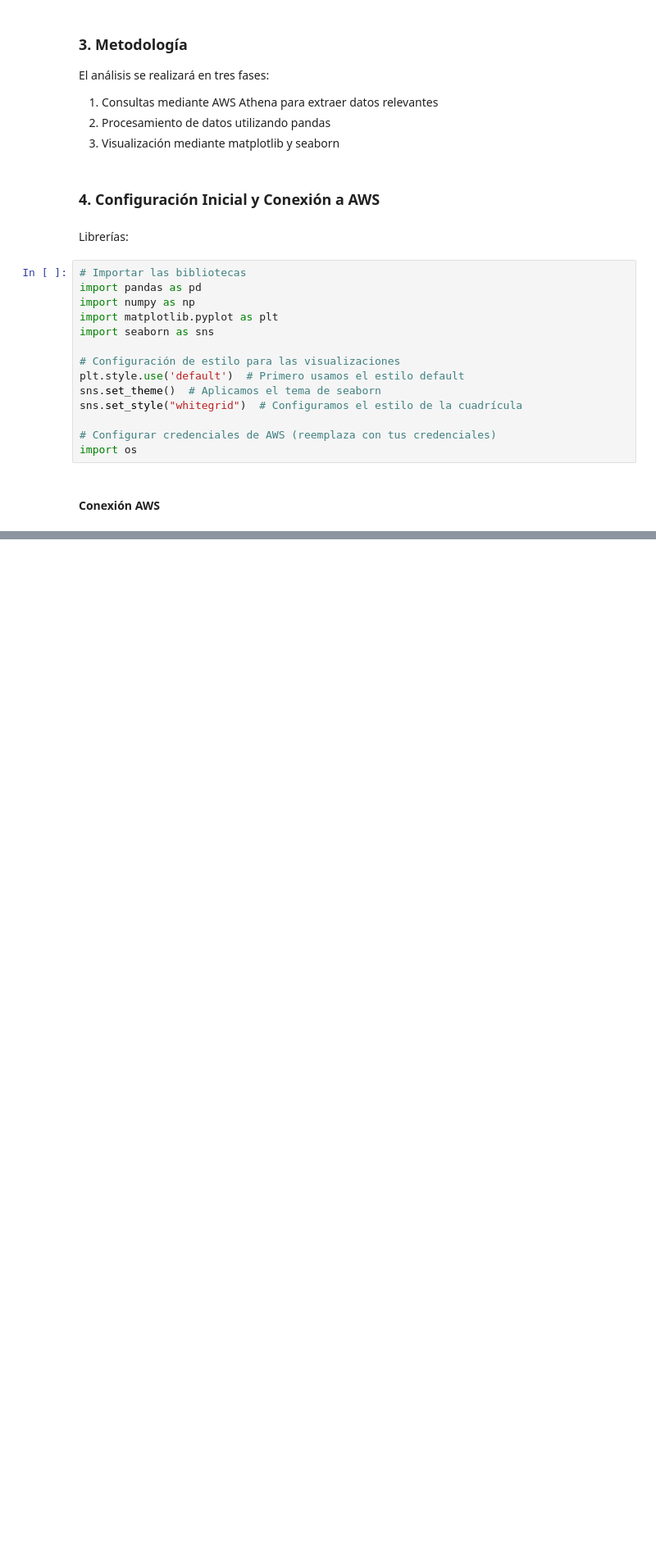
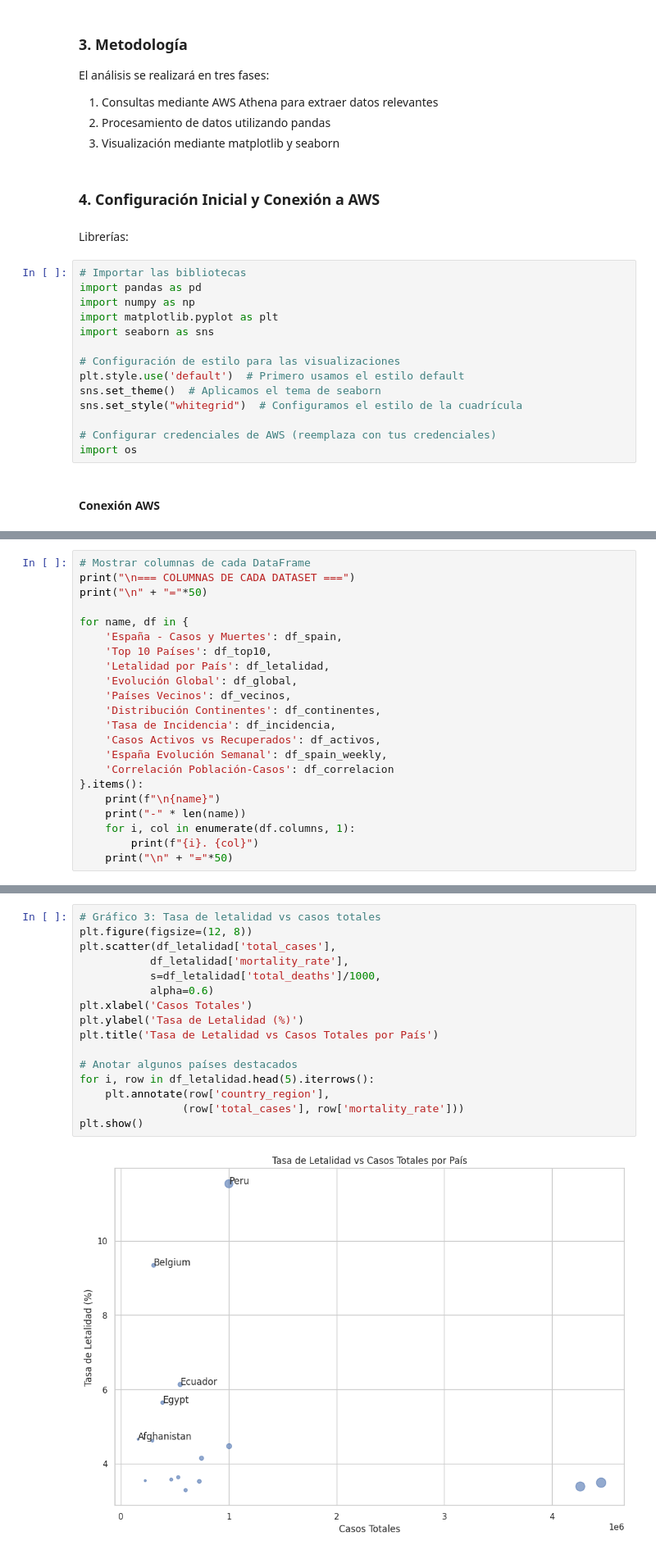
Before and after one commit to MouraAnalyst/Evolve-Analisis-Covid, a Jupyter notebook: notebooks/covid_analytics.ipynb, the cells around one changed output, grey strips where cells are left out. Shown at 82% size. Cells and saved outputs as stored; diff of their text form; blank space fills up the shorter version.

```diff
--- a/notebooks/covid_analytics.ipynb
+++ b/notebooks/covid_analytics.ipynb
@@ -174,0 +256,22 @@ Para cargar imágenes en el markdown de Colab, puedes usar la sintaxis de markdo
+# %%
+# Mostrar columnas de cada DataFrame
+print("\n=== COLUMNAS DE CADA DATASET ===")
+print("\n" + "="*50)
+
+for name, df in {
+    'España - Casos y Muertes': df_spain,
+    'Top 10 Países': df_top10,
+    'Letalidad por País': df_letalidad,
+    'Evolución Global': df_global,
+    'Países Vecinos': df_vecinos,
+    'Distribución Continentes': df_continentes,
+    'Tasa de Incidencia': df_incidencia,
+    'Casos Activos vs Recuperados': df_activos,
+    'España Evolución Semanal': df_spain_weekly,
+    'Correlación Población-Casos': df_correlacion
+}.items():
+    print(f"\n{name}")
+    print("-" * len(name))
+    for i, col in enumerate(df.columns, 1):
+        print(f"{i}. {col}")
+    print("\n" + "="*50)
@@ -174,0 +562,18 @@ Para cargar imágenes en el markdown de Colab, puedes usar la sintaxis de markdo
+# %%
+# Gráfico 3: Tasa de letalidad vs casos totales
+plt.figure(figsize=(12, 8))
+plt.scatter(df_letalidad['total_cases'],
+           df_letalidad['mortality_rate'],
+           s=df_letalidad['total_deaths']/1000,
+           alpha=0.6)
+plt.xlabel('Casos Totales')
+plt.ylabel('Tasa de Letalidad (%)')
+plt.title('Tasa de Letalidad vs Casos Totales por País')
+
+# Anotar algunos países destacados
+for i, row in df_letalidad.head(5).iterrows():
+    plt.annotate(row['country_region'],
+                (row['total_cases'], row['mortality_rate']))
+plt.show()
+# %% [output]
+[figure, added]
```
Also changed, not shown: parts of 36 cells of this notebook, 1 other file.
